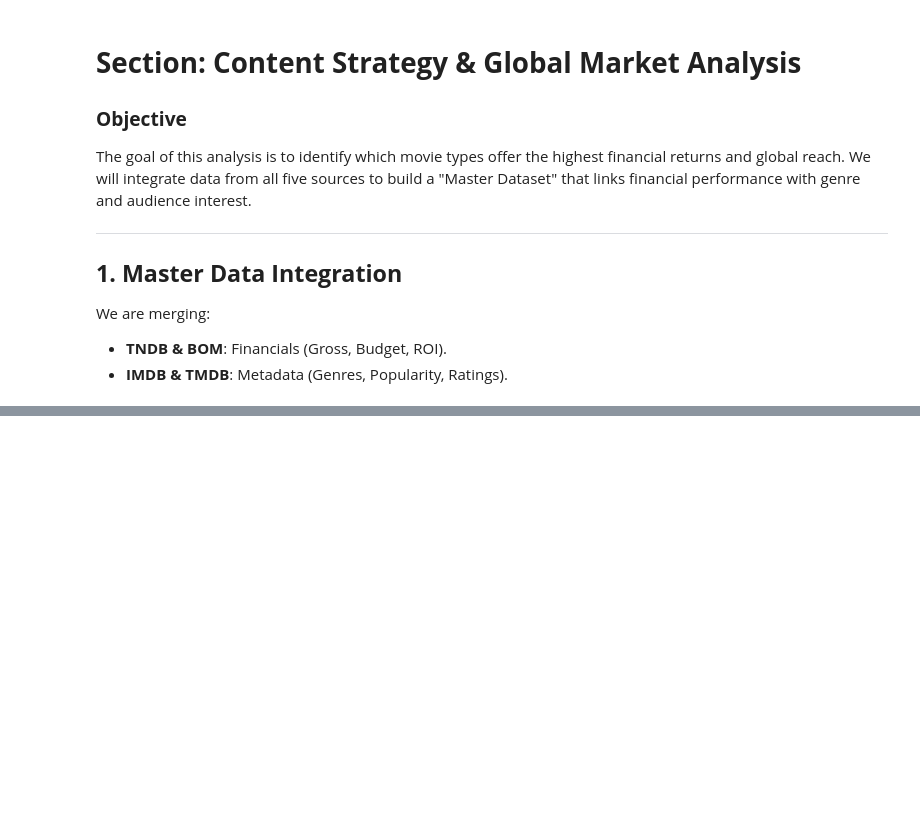
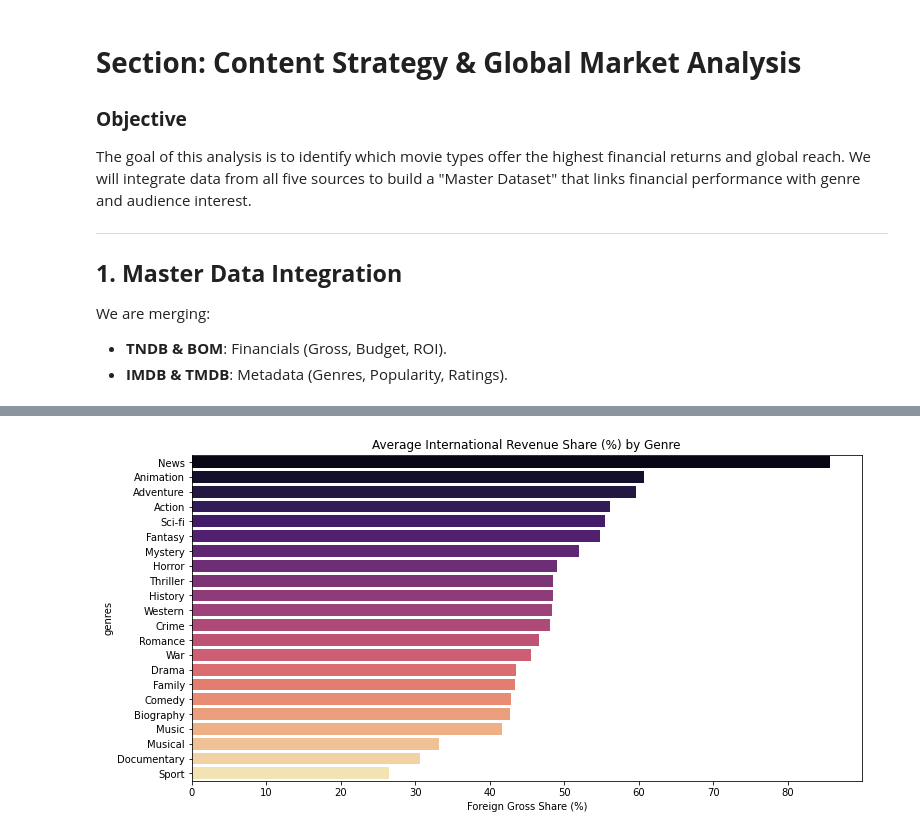
Before and after one commit to Daniellamuli/Phase-2-Movie-Analysis-Project, a Jupyter notebook: notebooks/Daniella.ipynb, the cells around one changed output, grey strips where cells are left out. Cells and saved outputs as stored; diff of their text form; code cells hidden in the pictures; blank space fills up the shorter version.

```diff
--- a/notebooks/Daniella.ipynb
+++ b/notebooks/Daniella.ipynb
@@ -88,0 +162,12 @@ FileNotFoundError: [Errno 2] No such file or directory: 'tndb_cleaned_data.csv'
+# %%
+df_exploded['foreign_share'] = (df_exploded['foreign_gross'] / df_exploded['worldwide_gross']) * 100
+intl_appeal = df_exploded.replace([np.inf, -np.inf], np.nan).dropna(subset=['foreign_share'])
+intl_appeal = intl_appeal.groupby('genres')['foreign_share'].mean().sort_values(ascending=False)
+
+plt.figure(figsize=(12, 6))
+sns.barplot(x=intl_appeal.values, y=intl_appeal.index, palette='magma')
+plt.title('Average International Revenue Share (%) by Genre')
+plt.xlabel('Foreign Gross Share (%)')
+plt.show()
+# %% [output]
+[figure, added]
```
Also changed, not shown: parts of 10 cells of this notebook.
